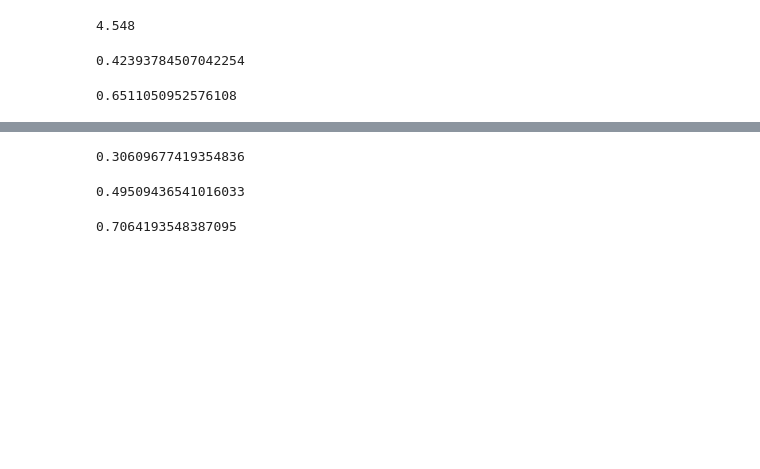
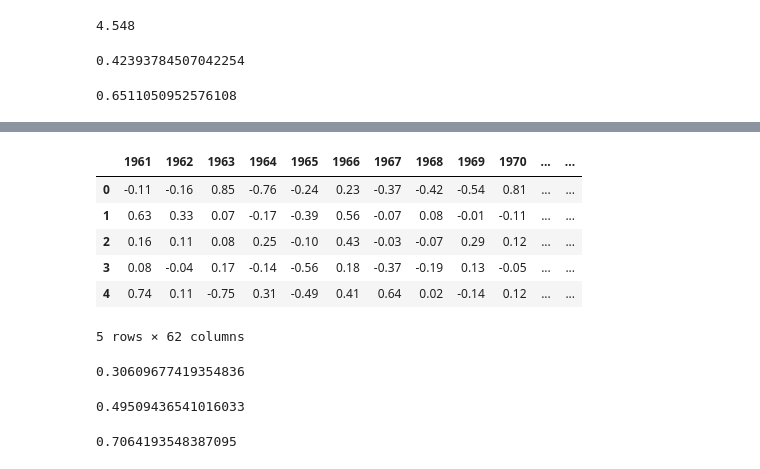
Before and after one commit to PetrongariYanina/ClimateChangeExplorer, a Jupyter notebook: ClimateChangeExplorer.ipynb, the cells around one changed output, grey strips where cells are left out. Saved outputs shown, nothing was run; the diff lists cells and outputs as text; code cells hidden in the pictures; blank space fills up the shorter version.

```diff
--- a/ClimateChangeExplorer.ipynb
+++ b/ClimateChangeExplorer.ipynb
@@ -252,6 +269,16 @@ columns_float.std().max()
 columns_year = df.filter(regex=r'^\d{4}$', axis=1)
 # %%
 df_new= df[columns_year.columns].copy()
+# %%
+df_new.head()
+# %% [output]
+|  | 1961 | 1962 | 1963 | 1964 | 1965 | 1966 | 1967 | 1968 | 1969 | 1970 | ... | ... |
+| 0 | -0.11 | -0.16 | 0.85 | -0.76 | -0.24 | 0.23 | -0.37 | -0.42 | -0.54 | 0.81 | ... | ... |
+| 1 | 0.63 | 0.33 | 0.07 | -0.17 | -0.39 | 0.56 | -0.07 | 0.08 | -0.01 | -0.11 | ... | ... |
+| 2 | 0.16 | 0.11 | 0.08 | 0.25 | -0.10 | 0.43 | -0.03 | -0.07 | 0.29 | 0.12 | ... | ... |
+| 3 | 0.08 | -0.04 | 0.17 | -0.14 | -0.56 | 0.18 | -0.37 | -0.19 | 0.13 | -0.05 | ... | ... |
+| 4 | 0.74 | 0.11 | -0.75 | 0.31 | -0.49 | 0.41 | 0.64 | 0.02 | -0.14 | 0.12 | ... | ... |
+5 rows × 62 columns
 # %%
 df_new.quantile(0.25).mean()
 # %% [output]
```
Also changed, not shown: parts of 10 cells of this notebook.
